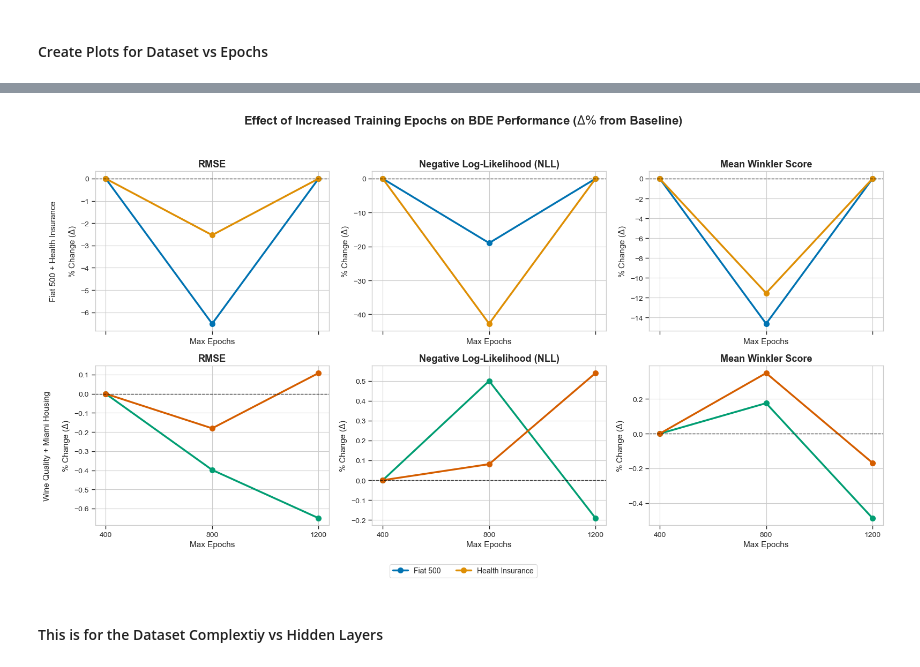
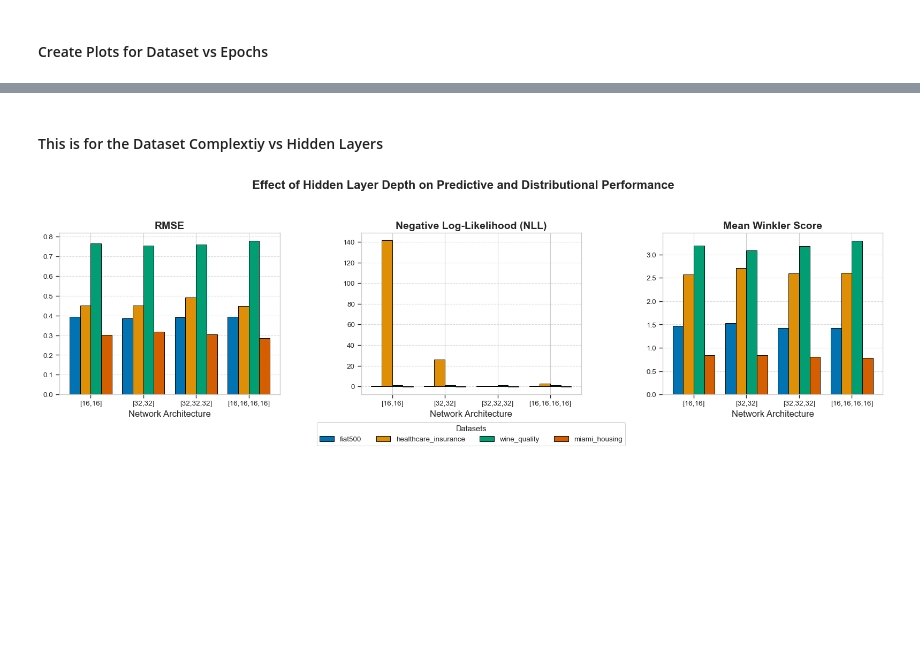
Before and after one commit to Kingmopser/BachelorsThesisCode, a Jupyter notebook: archive/examples/plot_test.ipynb, the cells around one changed output, grey strips where cells are left out. Drawn from its saved outputs; the diff is of its cells as text; code cells hidden in the pictures; blank space fills up the shorter version.

```diff
--- a/archive/examples/plot_test.ipynb
+++ b/archive/examples/plot_test.ipynb
@@ -264,38 +267,44 @@ plt.style.use("seaborn-v0_8-whitegrid")
 sns.set_context("paper", font_scale=1.15)
 
 epochs = ["400", "800", "1200"]
-
 data_rmse = {
-    "fiat500": [0, -6.5086, 0],
-    "healthinsurance": [0, -2.5331, 0],
-    "miami_housing": [0, -0.1805, 0.1083],
-    "winequality": [0, -0.3981, -0.6502],
+    'fiat500': [0, 0, 0],
+    'healthcare_insurance': [0, 0, 0],
+    'miami_housing': [0, 0.1083, 0.1083],
+    'wine_quality': [0, -0.6502, -0.6502],
 }
 
 data_nll = {
-    "fiat500": [0, -18.9723, 0],
-    "healthinsurance": [0, -42.756, 0],
-    "miami_housing": [0, 0.0809, 0.5396],
-    "winequality": [0, 0.5002, -0.191],
+    'fiat500': [0, 0, 0],
+    'healthcare_insurance': [0, 0, 0],
+    'miami_housing': [0, 0.5396, 0.5396],
+    'wine_quality': [0, -0.191, -0.191],
 }
 
 data_winkler = {
-    "fiat500": [0, -14.6358, 0],
-    "healthinsurance": [0, -11.5483, 0],
-    "miami_housing": [0, 0.3492, -0.1681],
-    "winequality": [0, 0.1758, -0.4867],
+    'fiat500': [0, 0, 0],
+    'healthcare_insurance': [0, 0, 0],
+    'miami_housing': [0, -0.1681, -0.1681],
+    'wine_quality': [0, -0.4867, -0.4867],
+}
+
+data_winklercoverage = {
+    'fiat500': [0, 0, 0],
+    'healthcare_insurance': [0, 0, 0],
+    'miami_housing': [0, -0.0218, -0.0218],
+    'wine_quality': [0, -0.0219, -0.0219],
 }
 
 dataset_labels = {
     "fiat500": "Fiat 500",
-    "healthinsurance": "Health Insurance",
-    "winequality": "Wine Quality",
+    "healthcare_insurance": "Health Insurance",
+    "wine_quality": "Wine Quality",
     "miami_housing": "Miami Housing",
 }
 
 dataset_groups = [
-    ("Fiat 500 + Health Insurance", ["fiat500", "healthinsurance"]),
-    ("Wine Quality + Miami Housing", ["winequality", "miami_housing"]),
+    ("Fiat 500 + Health Insurance", ["fiat500", "healthcare_insurance"]),
+    ("Wine Quality + Miami Housing", ["wine_quality", "miami_housing"]),
 ]
 
 metric_specs = [
@@ -307,8 +316,8 @@ metric_specs = [
 palette = sns.color_palette("colorblind", 4)
 dataset_colors = {
     "fiat500": palette[0],
-    "healthinsurance": palette[1],
-    "winequality": palette[2],
+    "healthcare_insurance": palette[1],
+    "wine_quality": palette[2],
     "miami_housing": palette[3],
 }
 
@@ -359,8 +368,6 @@ fig.legend(
 plt.tight_layout(rect=[0, 0.06, 1, 0.95])
 plt.savefig("epoch_ablation_plot_6panel.pdf", format="pdf", bbox_inches="tight")
 plt.show()
-# %% [output]
-[figure, removed]
 # %% [markdown]
 #### This is for the Dataset Complextiy vs Hidden Layers
 # %%
@@ -374,8 +381,8 @@ import seaborn as sns
 plt.style.use('seaborn-v0_8-whitegrid')
 sns.set_context("paper", font_scale=1.1)
 
-architectures = ['1 Layer', '2 Layers', '3 Layers', '4 Layers']
-datasets = ['fiat500', 'healthinsurance', 'winequality', 'miami']
+architectures = ["[16,16]", "[32,32]", "[32,32,32]", "[16,16,16,16]"]
+datasets = ['fiat500', 'healthcare_insurance', 'wine_quality', 'miami_housing']
 colors = sns.color_palette("colorblind", len(datasets))
 
 # ==========================================
@@ -383,25 +390,25 @@ colors = sns.color_palette("colorblind", len(datasets))
 # Format: List of 4 values [1L, 2L, 3L, 4L] for each dataset
 # ==========================================
 data_rmse = [
-    [2.1, 1.8, 1.81, 1.85],   # fiat500
-    [3.5, 3.1, 3.1, 3.15],    # insurance
-    [0.8, 0.65, 0.55, 0.56],  # wine
-    [12.5, 10.1, 8.5, 7.2]    # miami
+    [0.3944626687375909,0.3861456461641176, 0.3911289644432589, 0.39314994673040266],   # fiat500
+    [0.4498986199675602,0.4495925517073077,0.4915042264710821,0.44747910320544515],    # insurance
+    [0.7655152438269673, 0.7543914417309023, 0.7610974482170239, 0.7793275732977718],  # wine
+    [0.30245815937873827, 0.31721759294855295, 0.3046928552556919,0.2850050259442642]    # miami
 ]
 
 # Notice how NLL spikes on 4-layers for small data (Variance Overfitting!)
 data_nll = [
-    [1.5, 1.2, 1.8, 2.5],     # fiat500
-    [2.2, 1.9, 2.0, 2.4],     # insurance
-    [0.5, 0.4, 0.3, 0.35],    # wine
-    [4.5, 3.8, 3.1, 2.5]      # miami
+    [0.40782657265663147, 0.43725648522377014,0.4082222580909729, 0.41318240761756897],     # fiat500
+    [141.40725708007812, 25.900348663330078, 0.6802657246589661,2.7609667778015137],     # insurance
+    [1.1366194486618042,1.104927659034729, 1.1140403747558594, 1.1449558734893799],    # wine
+    [-0.6608001589775085,-0.6596077084541321,-0.6574397683143616,-0.6900688409805298]      # miami
 ]
 
 data_winkler = [
-    [4.0, 3.2, 4.1, 5.5],     # fiat500
-    [6.1, 5.5, 5.6, 6.2],     # insurance
-    [1.2, 0.9, 0.7, 0.8],     # wine
-    [15.2, 12.1, 9.5, 7.8]    # miami
+    [1.4669269323349, 1.5277472734451294, 1.4223235845565796, 1.42762291431427],     # fiat500
+    [2.568767547607422, 2.707418441772461, 2.59110689163208, 2.609239101409912],     # insurance
+    [3.194265604019165, 3.092755079269409,3.185035228729248, 3.296090841293335],     # wine
+    [0.834879994392395, 0.8379188179969788,0.8098778128623962,0.7790091037750244]    # miami
 ]
 
 # ==========================================
@@ -413,30 +420,32 @@ fig.suptitle('Effect of Hidden Layer Depth on Predictive and Distributional Perf
 
 metrics = [('RMSE', data_rmse, axes[0]),
            ('Negative Log-Likelihood (NLL)', data_nll, axes[1]),
            ('Mean Winkler Score', data_winkler, axes[2])]
 
 x = np.arange(len(architectures))
 width = 0.2
 
 for metric_name, data_matrix, ax in metrics:
     multiplier = 0
     for idx, dataset_name in enumerate(datasets):
         offset = width * multiplier
         ax.bar(x + offset, data_matrix[idx], width, label=dataset_name,
                color=colors[idx], edgecolor='black', linewidth=0.7)
         multiplier += 1
 
     # Formatting each subplot
     ax.set_title(metric_name, fontsize=14, fontweight='bold')
     ax.set_xlabel('Network Architecture', fontsize=12)
     ax.set_xticks(x + width * 1.5)
     ax.set_xticklabels(architectures)
     ax.grid(axis='y', linestyle='--', alpha=0.7)
 
 # Only add the legend to the middle plot to keep it clean
 axes[1].legend(title="Datasets", loc='upper center', bbox_to_anchor=(0.5, -0.15),
                ncol=4, frameon=True, shadow=False)
 
 plt.tight_layout()
 plt.savefig('architecture_ablation_grid.pdf', format='pdf', bbox_inches='tight')
 plt.show()
+# %% [output]
+[figure, added]
```
Also changed, not shown: parts of 6 cells of this notebook, 1 other file.
